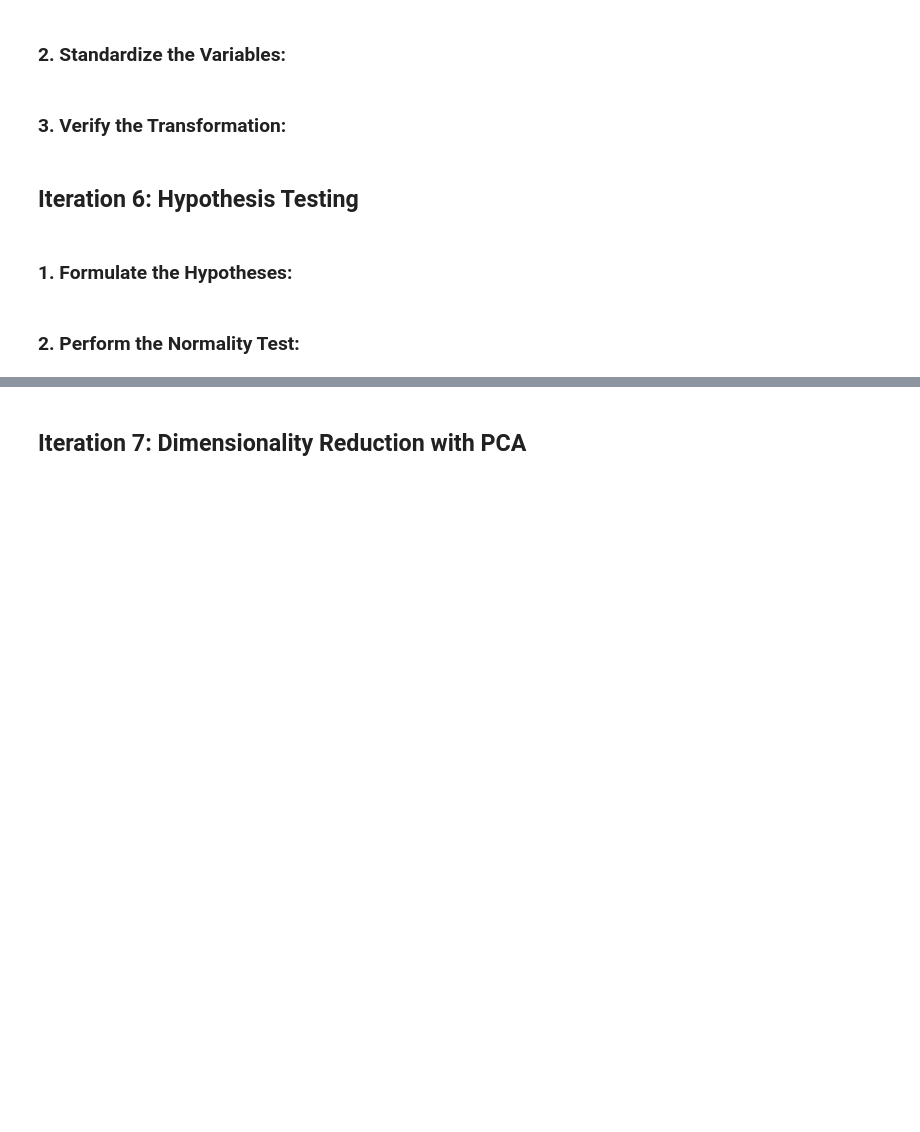
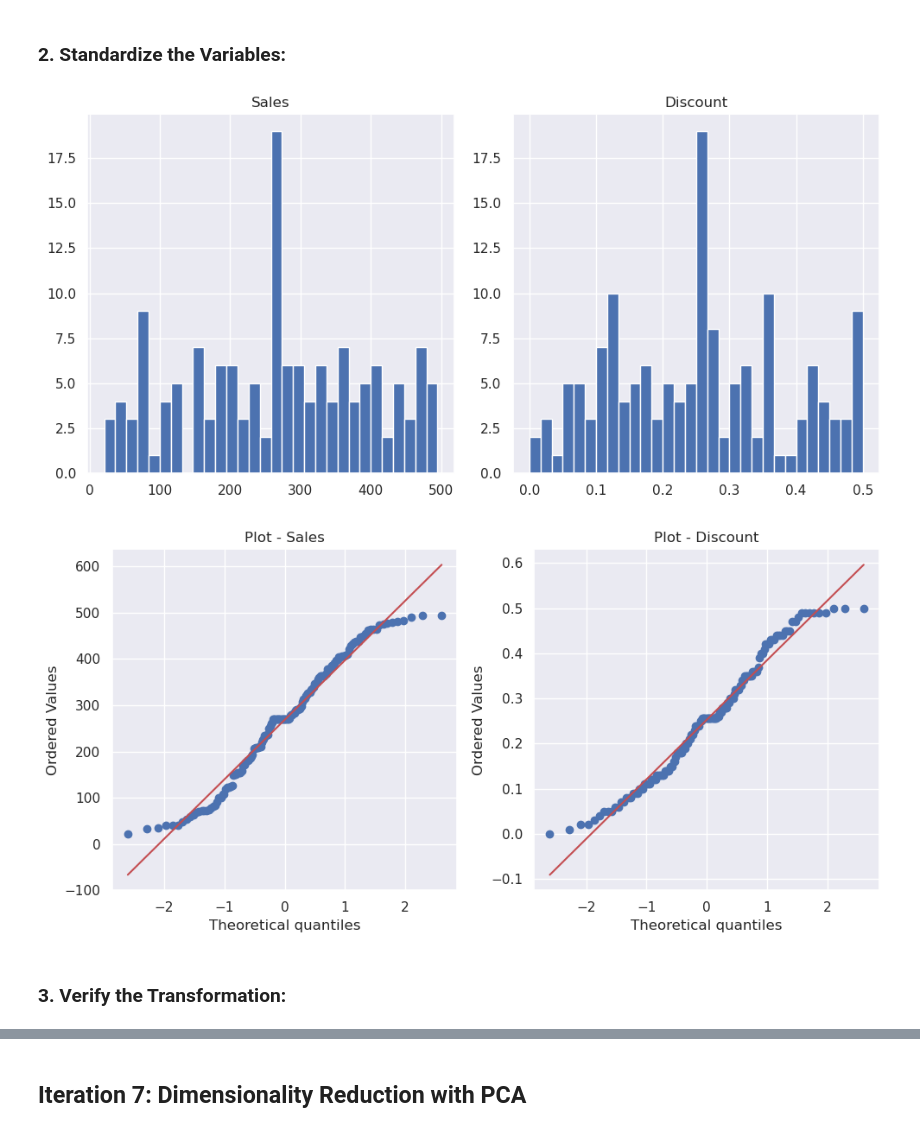
Before and after one commit to GuaSiMoTO/LAB-Python-for-Data-Analysis-EDA-public, a Jupyter notebook: LAB-Exploratory-Data-Analysis.ipynb, the cells around one changed output, grey strips where cells are left out. Saved outputs shown, nothing was run; the diff lists cells and outputs as text; code cells hidden in the pictures; blank space fills up the shorter version.

```diff
--- a/LAB-Exploratory-Data-Analysis.ipynb
+++ b/LAB-Exploratory-Data-Analysis.ipynb
@@ -370,2 +409,24 @@ plt.show()
 # %% [markdown]
 ### 2. Standardize the Variables:
+# %%
+# Histogramas para ver si siguen una dsitribucion normal, pero como vimos en el punto 4, no la siguen!!
+
+df[['Sales', 'Discount']].hist(bins=30, figsize=(10, 5))
+plt.tight_layout()
+plt.show()
+
+# Gráficos Q-Q
+plt.figure(figsize=(10, 5))
+plt.subplot(1, 2, 1)
+stats.probplot(df['Sales'], dist="norm", plot=plt)
+plt.title('Plot - Sales')
+
+plt.subplot(1, 2, 2)
+stats.probplot(df['Discount'], dist="norm", plot=plt)
+plt.title('Plot - Discount')
+
+plt.tight_layout()
+plt.show()
+# %% [output]
+[figure, added]
+[figure, added]
@@ -372,8 +443,2 @@ plt.show()
 # %% [markdown]
 ### 3. Verify the Transformation:
-# %% [markdown]
-## Iteration 6: Hypothesis Testing
-# %% [markdown]
-### 1. Formulate the Hypotheses:
-# %% [markdown]
-### 2. Perform the Normality Test:
```
Also changed, not shown: parts of 22 cells of this notebook, 1 other file.
